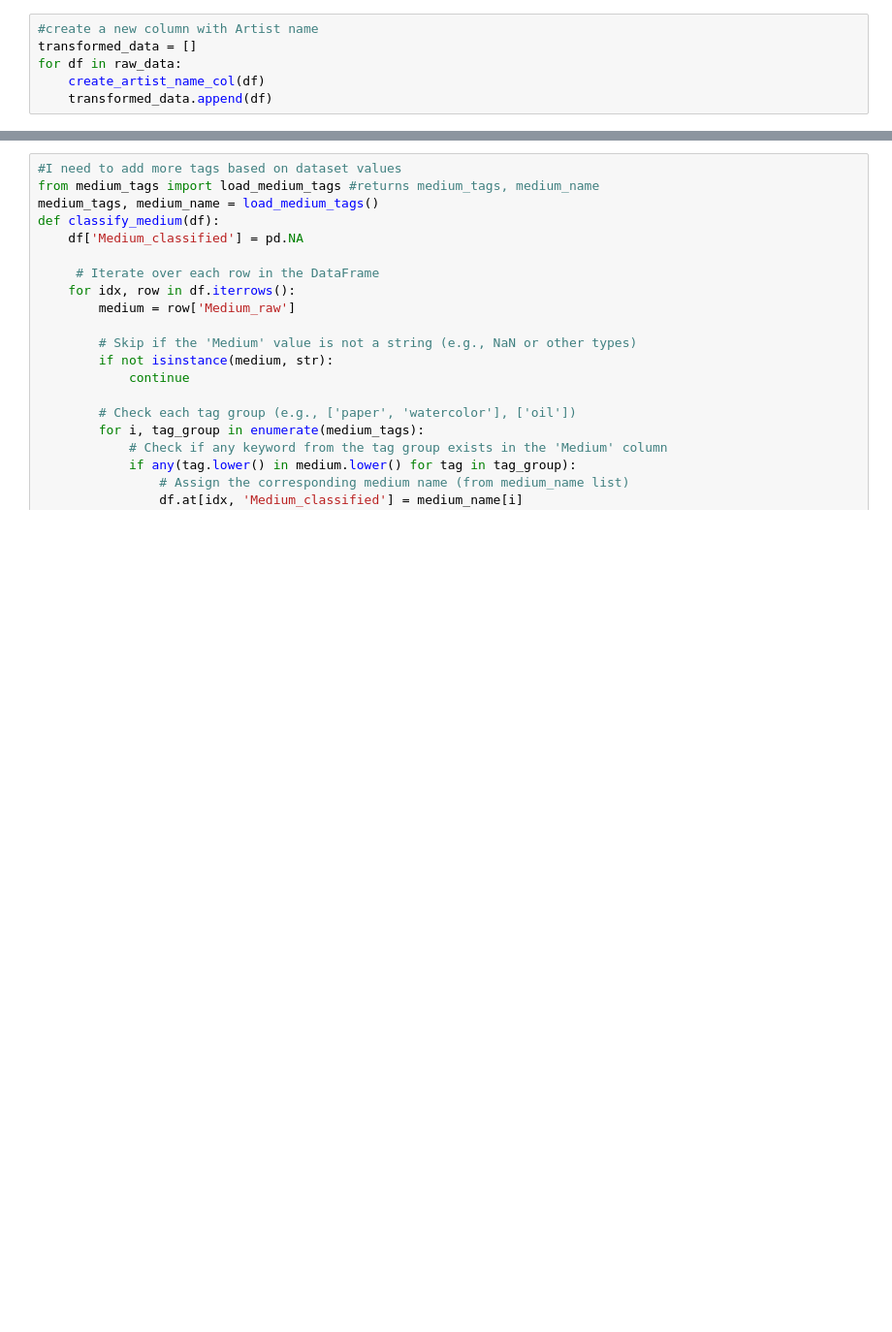
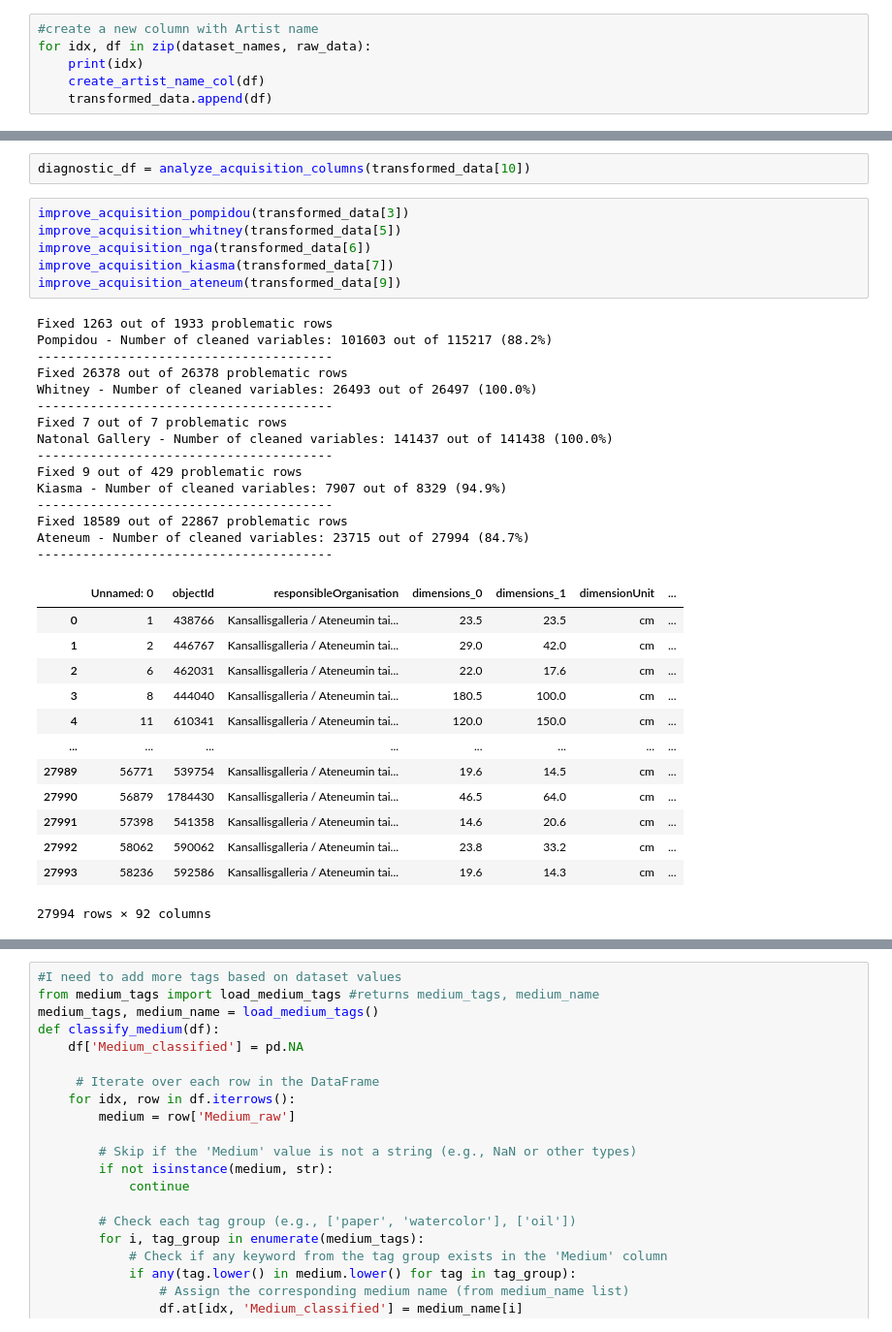
Before and after one commit to ToninaP/data_analysis_portfolio, a Jupyter notebook: data_cleaning.ipynb, the cells around one changed output, grey strips where cells are left out. Shown at 97% size. Cells and saved outputs as stored; diff of their text form; blank space fills up the shorter version.

Commit message:
acquisition data
data quality drastically improved; the whole cleaning process is more transparent now

```diff
--- a/data_cleaning.ipynb
+++ b/data_cleaning.ipynb
@@ -21,8 +22,8 @@ create functions for cleaning fields.
 artist name, artwork title, artwork medium, and acquisition source, aquisition year, creation year, artist nationality, artist gender
 # %%
 #create a new column with Artist name
-transformed_data = []
-for df in raw_data:
+for idx, df in zip(dataset_names, raw_data):
+    print(idx)
     create_artist_name_col(df)
     transformed_data.append(df)
 # %% [output]
@@ -55,0 +92,37 @@ Artwork title found in column: Title
+# %%
+diagnostic_df = analyze_acquisition_columns(transformed_data[10])
+# %%
+improve_acquisition_pompidou(transformed_data[3])
+improve_acquisition_whitney(transformed_data[5])
+improve_acquisition_nga(transformed_data[6])
+improve_acquisition_kiasma(transformed_data[7])
+improve_acquisition_ateneum(transformed_data[9])
+# %% [output]
+Fixed 1263 out of 1933 problematic rows
+Pompidou - Number of cleaned variables: 101603 out of 115217 (88.2%)
+---------------------------------------
+Fixed 26378 out of 26378 problematic rows
+Whitney - Number of cleaned variables: 26493 out of 26497 (100.0%)
+---------------------------------------
+Fixed 7 out of 7 problematic rows
+Natonal Gallery - Number of cleaned variables: 141437 out of 141438 (100.0%)
+---------------------------------------
+Fixed 9 out of 429 problematic rows
+Kiasma - Number of cleaned variables: 7907 out of 8329 (94.9%)
+---------------------------------------
+Fixed 18589 out of 22867 problematic rows
+Ateneum - Number of cleaned variables: 23715 out of 27994 (84.7%)
+---------------------------------------
+|  | Unnamed: 0 | objectId | responsibleOrganisation | dimensions_0 | dimensions_1 | dimensionUnit | ... |
+| 0 | 1 | 438766 | Kansallisgalleria / Ateneumin tai... | 23.5 | 23.5 | cm | ... |
+| 1 | 2 | 446767 | Kansallisgalleria / Ateneumin tai... | 29.0 | 42.0 | cm | ... |
+| 2 | 6 | 462031 | Kansallisgalleria / Ateneumin tai... | 22.0 | 17.6 | cm | ... |
+| 3 | 8 | 444040 | Kansallisgalleria / Ateneumin tai... | 180.5 | 100.0 | cm | ... |
+| 4 | 11 | 610341 | Kansallisgalleria / Ateneumin tai... | 120.0 | 150.0 | cm | ... |
+| ... | ... | ... | ... | ... | ... | ... | ... |
+| 27989 | 56771 | 539754 | Kansallisgalleria / Ateneumin tai... | 19.6 | 14.5 | cm | ... |
+| 27990 | 56879 | 1784430 | Kansallisgalleria / Ateneumin tai... | 46.5 | 64.0 | cm | ... |
+| 27991 | 57398 | 541358 | Kansallisgalleria / Ateneumin tai... | 14.6 | 20.6 | cm | ... |
+| 27992 | 58062 | 590062 | Kansallisgalleria / Ateneumin tai... | 23.8 | 33.2 | cm | ... |
+| 27993 | 58236 | 592586 | Kansallisgalleria / Ateneumin tai... | 19.6 | 14.3 | cm | ... |
+27994 rows × 92 columns
```
Also changed, not shown: parts of 9 cells of this notebook, 4 other files.
